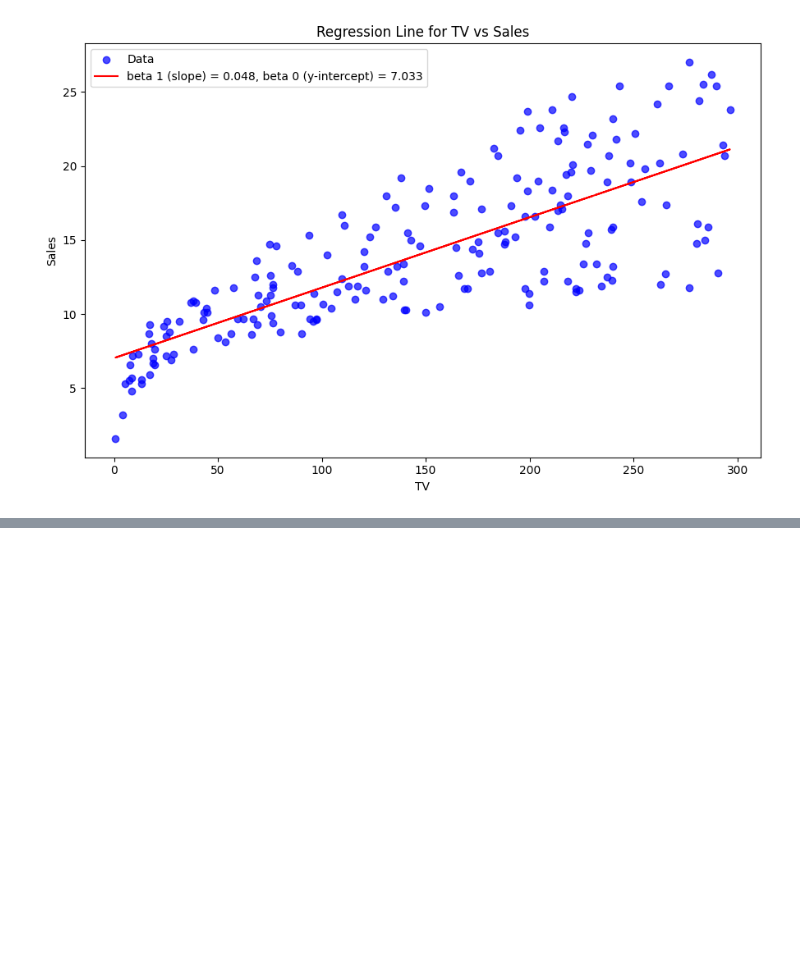
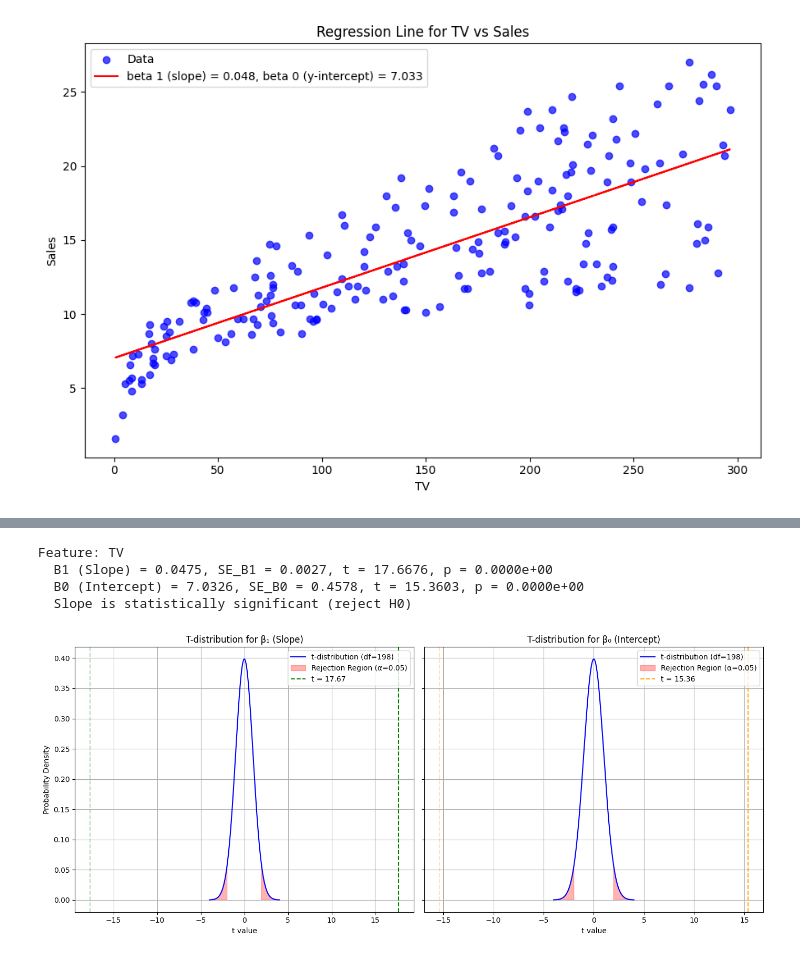
Before and after one commit to Jo-Banana-123/linear_regression_case_study, a Jupyter notebook: spend-sale-prediction.ipynb, the cells around one changed output, grey strips where cells are left out. Drawn from its saved outputs; the diff is of its cells as text; code cells hidden in the pictures; blank space fills up the shorter version.

```diff
--- a/spend-sale-prediction.ipynb
+++ b/spend-sale-prediction.ipynb
@@ -423,0 +426,80 @@ plt.show()
+# %%
+feature = 'TV'
+y = df['Sales']
+n = len(y)
+dof = n - 2  # degrees of freedom
+
+X = df[feature].values.reshape(-1, 1)
+
+# model fitting
+model = LinearRegression()
+model.fit(X, y)
+y_pred = model.predict(X)
+
+RSS = np.sum((y - y_pred) ** 2)
+RSE = np.sqrt(RSS / dof)
+
+# standard error
+x_diff_sq_sum = np.sum((X - np.mean(X)) ** 2)
+SE_B1 = RSE / np.sqrt(x_diff_sq_sum)
+SE_B0 = RSE * np.sqrt((1 / n) + (np.mean(X) ** 2 / x_diff_sq_sum))
+
+# t values
+B1 = model.coef_[0]
+B0 = model.intercept_
+t_B1 = B1 / SE_B1
+t_B0 = B0 / SE_B0
+
+# p values
+p_B1 = 2 * (1 - t.cdf(np.abs(t_B1), df=dof))
+p_B0 = 2 * (1 - t.cdf(np.abs(t_B0), df=dof))
+
+# print results
+print(f"\nFeature: {feature}")
+print(f"  B1 (Slope) = {B1:.4f}, SE_B1 = {SE_B1:.4f}, t = {t_B1:.4f}, p = {p_B1:.4e}")
+print(f"  B0 (Intercept) = {B0:.4f}, SE_B0 = {SE_B0:.4f}, t = {t_B0:.4f}, p = {p_B0:.4e}")
+
+
+if p_B1 < 0.05:
+    print("  Slope is statistically significant (reject H0)")
+else:
+    print("  Slope is NOT statistically significant (fail to reject H0)")
+
+# x range and t-distribution
+x = np.linspace(-4, 4, 500)
+y_pdf = t.pdf(x, df=dof)
+alpha = 0.05
+t_crit = t.ppf(1 - alpha / 2, df=dof)
+
+# Create subplots
+fig, axes = plt.subplots(1, 2, figsize=(14, 6), sharey=True)
+
+# Plot for β₁ (slope)
+axes[0].plot(x, y_pdf, label=f't-distribution (df={dof})', color='blue')
+axes[0].fill_between(x, y_pdf, where=(x <= -t_crit) | (x >= t_crit), color='red', alpha=0.3, label='Rejection Region (α=0.05)')
+axes[0].axvline(t_B1, color='green', linestyle='--', label=f't = {t_B1:.2f}')
+axes[0].axvline(-t_B1, color='green', linestyle='--', alpha=0.3)
+axes[0].set_title("T-distribution for β₁ (Slope)")
+axes[0].set_xlabel("t value")
+axes[0].set_ylabel("Probability Density")
+axes[0].legend()
+axes[0].grid(True)
+
+# Plot for β₀ (intercept)
+axes[1].plot(x, y_pdf, label=f't-distribution (df={dof})', color='blue')
+axes[1].fill_between(x, y_pdf, where=(x <= -t_crit) | (x >= t_crit), color='red', alpha=0.3, label='Rejection Region (α=0.05)')
+axes[1].axvline(t_B0, color='orange', linestyle='--', label=f't = {t_B0:.2f}')
+axes[1].axvline(-t_B0, color='orange', linestyle='--', alpha=0.3)
+axes[1].set_title("T-distribution for β₀ (Intercept)")
+axes[1].set_xlabel("t value")
+axes[1].legend()
+axes[1].grid(True)
+
+plt.tight_layout()
+plt.show()
+# %% [output]
+Feature: TV
+  B1 (Slope) = 0.0475, SE_B1 = 0.0027, t = 17.6676, p = 0.0000e+00
+  B0 (Intercept) = 7.0326, SE_B0 = 0.4578, t = 15.3603, p = 0.0000e+00
+  Slope is statistically significant (reject H0)
+[figure, added]
```
Also changed, not shown: parts of 1 cell of this notebook.
